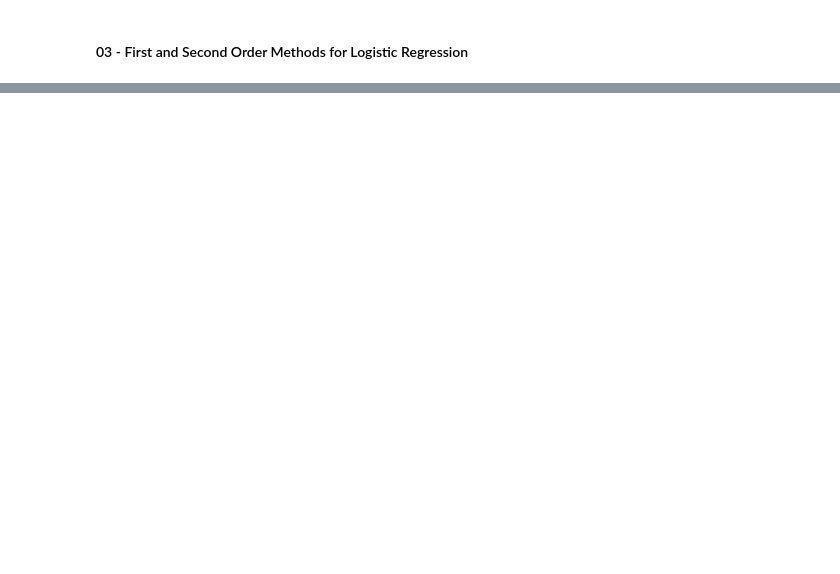
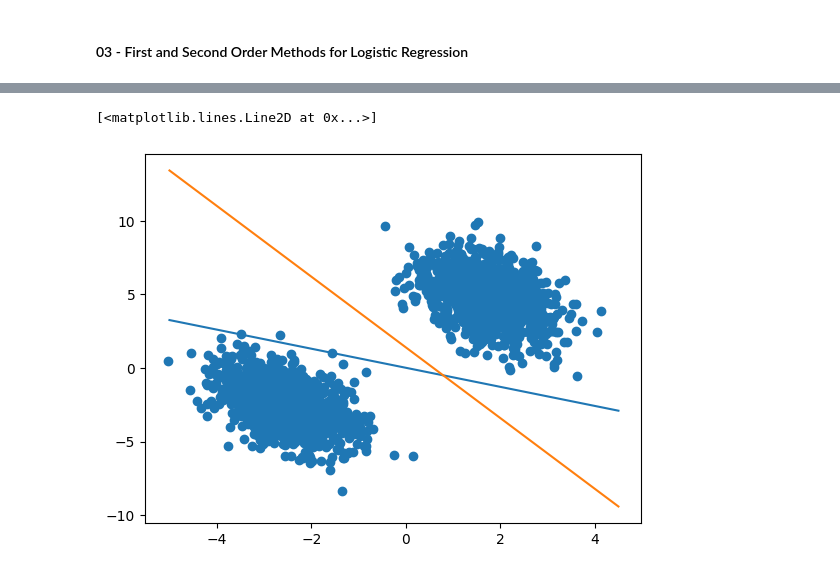
Before and after one commit to pulasthi-u/en3150-assignment02, a Jupyter notebook: A02.ipynb, the cells around one changed output, grey strips where cells are left out. Saved outputs shown, nothing was run; the diff lists cells and outputs as text; code cells hidden in the pictures; blank space fills up the shorter version.

```diff
--- a/A02.ipynb
+++ b/A02.ipynb
@@ -121,0 +144,11 @@ print (y)
+# %%
+# Define a function to compute the binary cross entropy
+def BCE(y, y_hat):
+    return -(y.T @ np.log(y_hat + 1e-12) + (1 - y).T @ np.log(1 - y_hat + 1e-12))[0]
+
+# Define the sigmoid function
+def sigmoid(z):
+    return 1 / (1 + np.exp(-z))
+
+BGD_losses = []
+NM_losses = []
@@ -121,0 +224,10 @@ print (y)
+# %%
+plt.scatter(X[:, 1], X[:, 2])
+x = np.arange(-5, 5, 0.5)
+y = -(w_BGD[0] + w_BGD[1] * x) / w_BGD[2]
+plt.plot(x, y)
+y = -(w_NM[0] + w_NM[1] * x) / w_NM[2]
+plt.plot(x, y)
+# %% [output]
+[<matplotlib.lines.Line2D at 0x...>]
+[figure, added]
```
Also changed, not shown: parts of 7 cells of this notebook, 4 other files.
